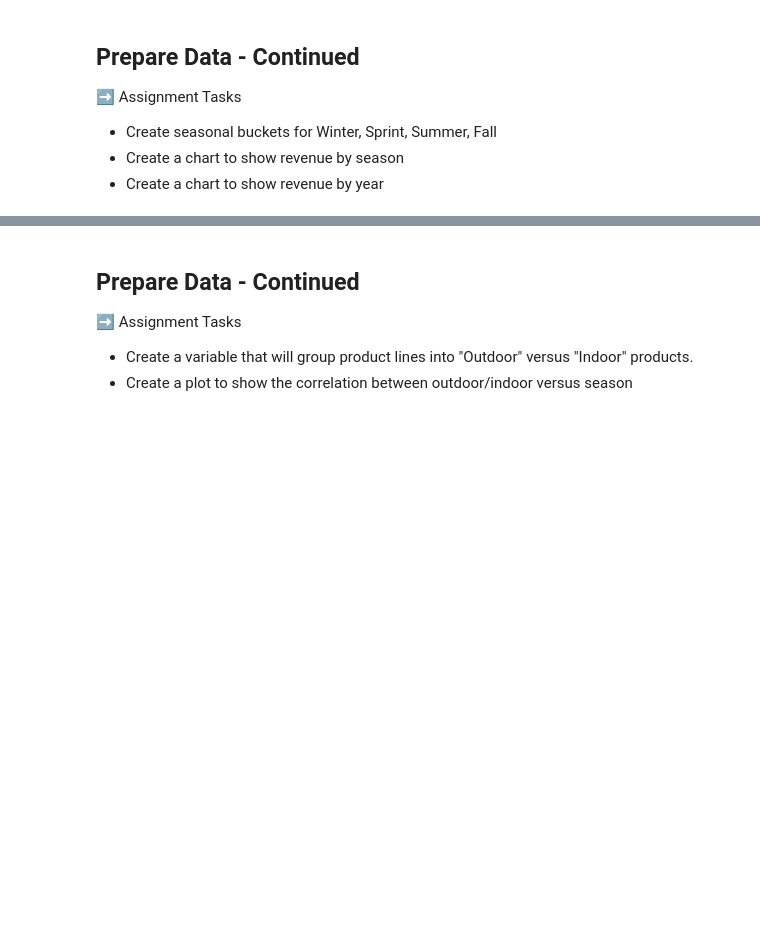
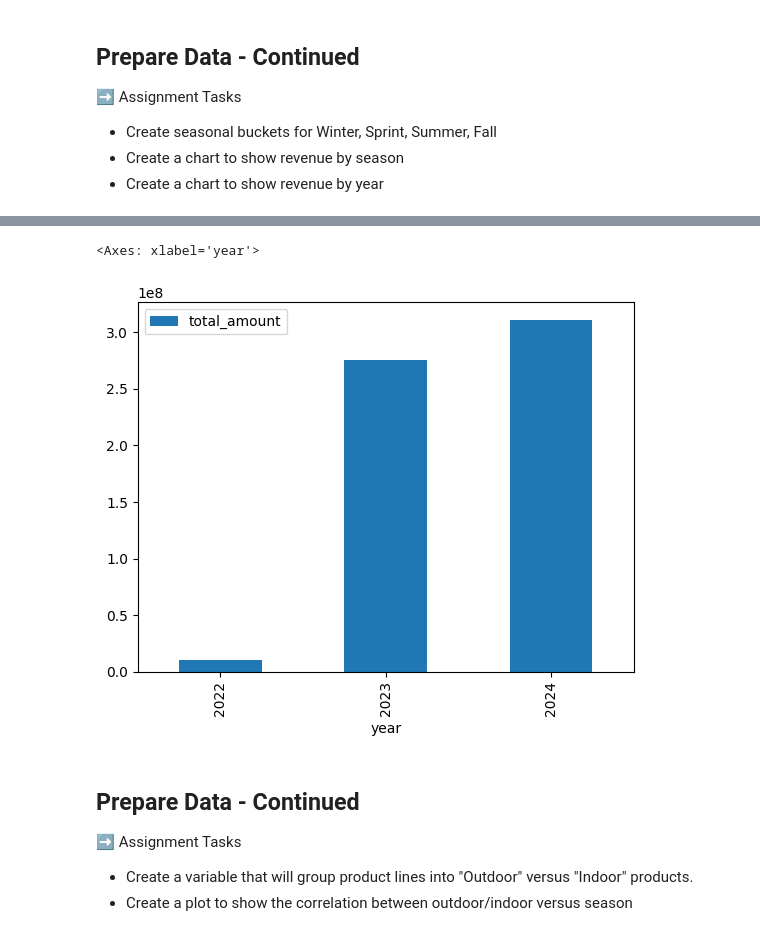
Before and after one commit to BBloxham1/is4487, a Jupyter notebook: Labs/Scripts/lab7_retailer_eda2.ipynb, the cells around one changed output, grey strips where cells are left out. Drawn from its saved outputs; the diff is of its cells as text; code cells hidden in the pictures; blank space fills up the shorter version.

```diff
--- a/Labs/Scripts/lab7_retailer_eda2.ipynb
+++ b/Labs/Scripts/lab7_retailer_eda2.ipynb
@@ -124,3 +141,10 @@ df_clean['complete_customer_info'].value_counts().plot.bar()
+# %%
+#revenue over time
+df_clean['year'] = pd.DatetimeIndex(df_clean['order_year_month']).year
+df_clean[['total_amount', 'year']].groupby(['year']).sum().plot.bar()
+# %% [output]
+<Axes: xlabel='year'>
+[figure, added]
 # %% [markdown]
 ## Prepare Data - Continued
 
```
Also changed, not shown: parts of 4 cells of this notebook.
